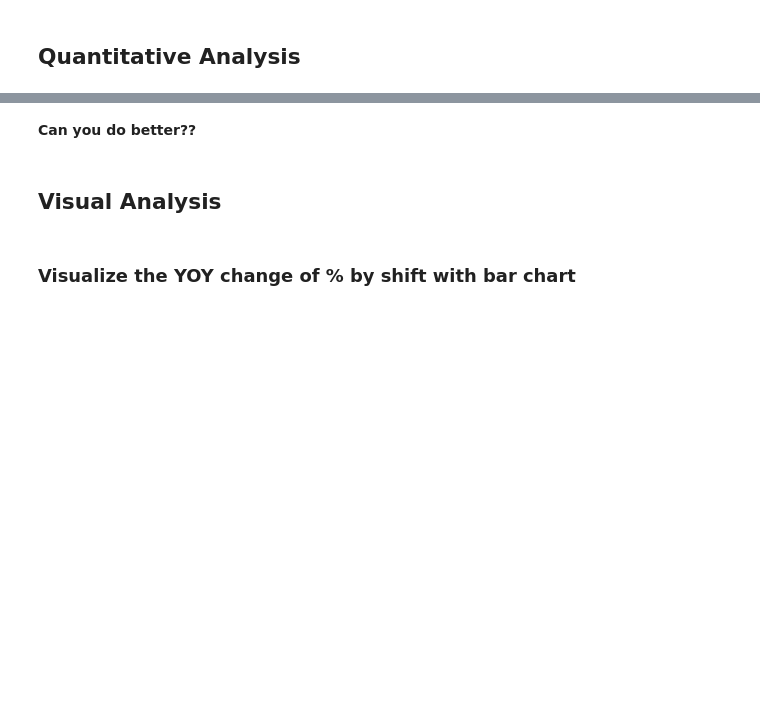
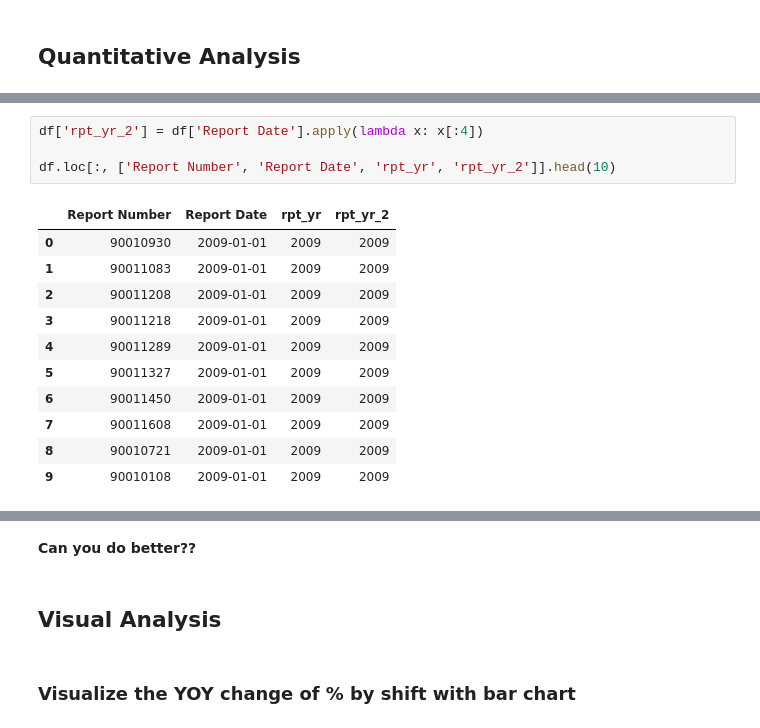
Before and after one commit to xiangshiyin/data-programming-with-python, a Jupyter notebook: 2023-summmer/2023-06-28/notebook/concept_and_code_demo.ipynb, the cells around one changed output, grey strips where cells are left out. Cells and saved outputs as stored; diff of their text form; blank space fills up the shorter version.

```diff
--- a/2023-summmer/2023-06-28/notebook/concept_and_code_demo.ipynb
+++ b/2023-summmer/2023-06-28/notebook/concept_and_code_demo.ipynb
@@ -215,3 +468,19 @@ df.head(3)
+# %%
+df['rpt_yr_2'] = df['Report Date'].apply(lambda x: x[:4])
+
+df.loc[:, ['Report Number', 'Report Date', 'rpt_yr', 'rpt_yr_2']].head(10)
+# %% [output]
+|  | Report Number | Report Date | rpt_yr | rpt_yr_2 |
+| 0 | 90010930 | 2009-01-01 | 2009 | 2009 |
+| 1 | 90011083 | 2009-01-01 | 2009 | 2009 |
+| 2 | 90011208 | 2009-01-01 | 2009 | 2009 |
+| 3 | 90011218 | 2009-01-01 | 2009 | 2009 |
+| 4 | 90011289 | 2009-01-01 | 2009 | 2009 |
+| 5 | 90011327 | 2009-01-01 | 2009 | 2009 |
+| 6 | 90011450 | 2009-01-01 | 2009 | 2009 |
+| 7 | 90011608 | 2009-01-01 | 2009 | 2009 |
+| 8 | 90010721 | 2009-01-01 | 2009 | 2009 |
+| 9 | 90010108 | 2009-01-01 | 2009 | 2009 |
 # %%
 ## number of reports every year
 # df['rpt_yr'] = df['Report Date'].map(lambda x: x[:4])
```
Also changed, not shown: parts of 98 cells of this notebook.
